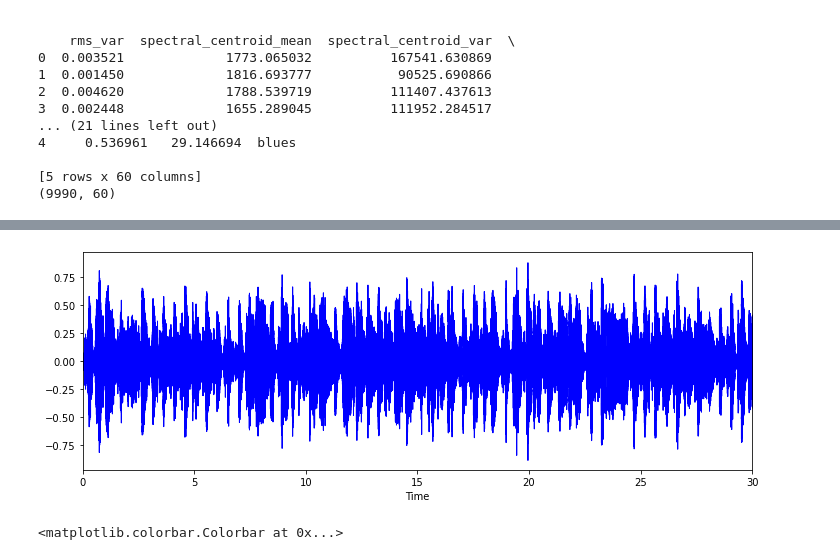
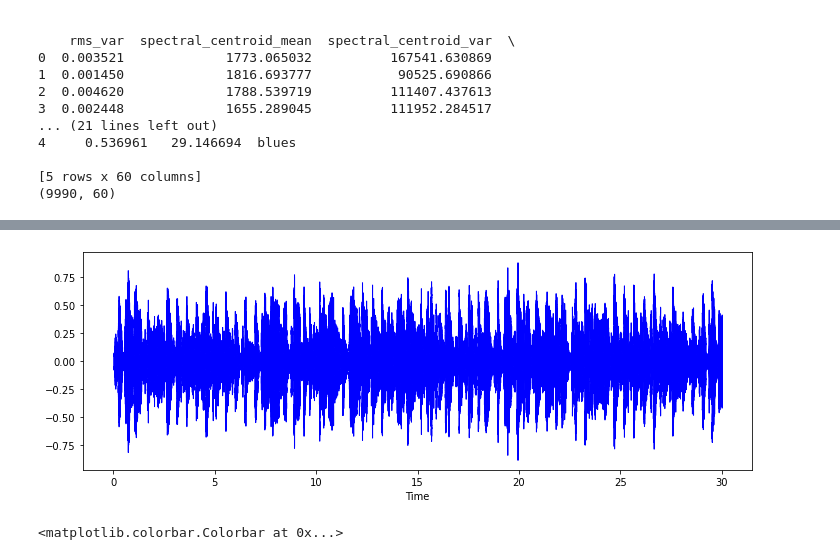
Before and after one commit to Michell203/mais-202, a Jupyter notebook: MusicClassifier.ipynb, the cells around one changed output, grey strips where cells are left out. Cells and saved outputs as stored; diff of their text form; code cells hidden in the pictures.

```diff
--- a/MusicClassifier.ipynb
+++ b/MusicClassifier.ipynb
@@ -62,11 +62,11 @@ IPython.display.Audio(data, rate = sample_rate)
 # %%
 # Visualizing the audio files
 # This code is for being able to visualize the wav files
 plt.figure(figsize=(12,4))
-librosa.display.waveplot(data, color = "Blue")
+librosa.display.waveshow(data, color = "Blue")
 plt.show()
 # %% [output]
-[figure, old version]
+[figure, new version]
 # %%
 # Spectograms
 # This is a visual way of representing signal loudness over time at various frequencies
```
Also changed, not shown: parts of 5 cells of this notebook.
